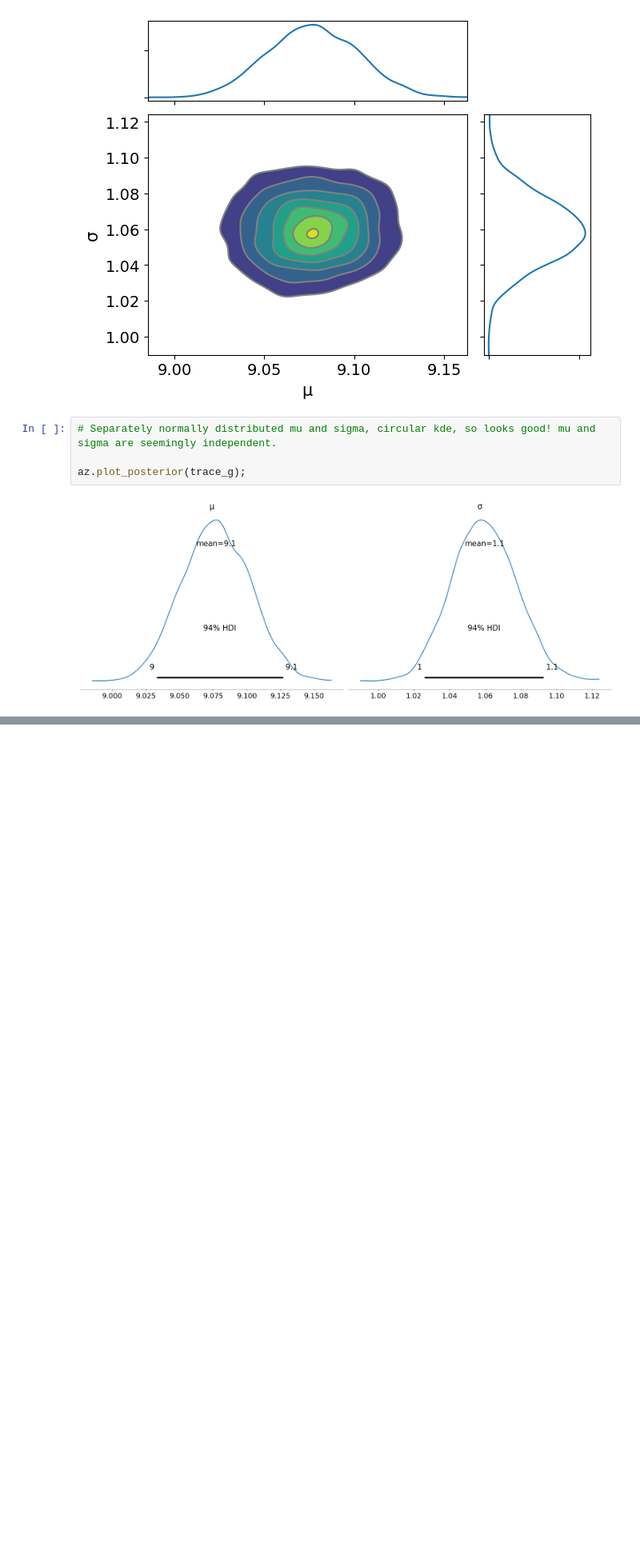
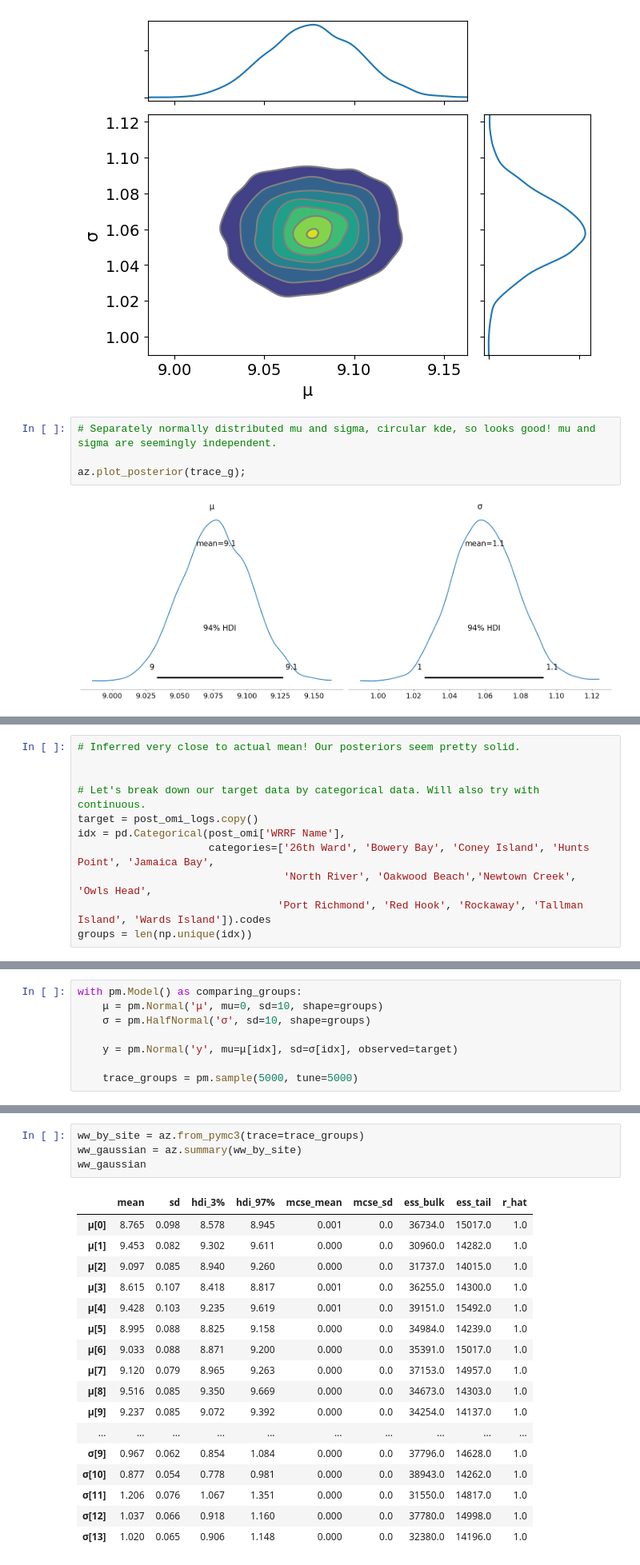
Before and after one commit to Lou-Hines/Covid_Wastewater_and_Schools, a Jupyter notebook: Bayesian_Modelling_Pre-_and_Post-Omicron.ipynb, the cells around one changed output, grey strips where cells are left out. Shown at 80% size. Cells and saved outputs as stored; diff of their text form; blank space fills up the shorter version.

```diff
--- a/Bayesian_Modelling_Pre-_and_Post-Omicron.ipynb
+++ b/Bayesian_Modelling_Pre-_and_Post-Omicron.ipynb
@@ -126,0 +154,11 @@ az.plot_posterior(trace_g);
+# %%
+# Inferred very close to actual mean! Our posteriors seem pretty solid.
+
+
+# Let's break down our target data by categorical data. Will also try with continuous.
+target = post_omi_logs.copy()
+idx = pd.Categorical(post_omi['WRRF Name'],
+                     categories=['26th Ward', 'Bowery Bay', 'Coney Island', 'Hunts Point', 'Jamaica Bay',
+                                 'North River', 'Oakwood Beach','Newtown Creek', 'Owls Head',
+                                'Port Richmond', 'Red Hook', 'Rockaway', 'Tallman Island', 'Wards Island']).codes
+groups = len(np.unique(idx))
@@ -126,0 +185,8 @@ az.plot_posterior(trace_g);
+# %%
+with pm.Model() as comparing_groups:
+    μ = pm.Normal('μ', mu=0, sd=10, shape=groups)
+    σ = pm.HalfNormal('σ', sd=10, shape=groups)
+
+    y = pm.Normal('y', mu=μ[idx], sd=σ[idx], observed=target)
+
+    trace_groups = pm.sample(5000, tune=5000)
@@ -126,0 +200,22 @@ az.plot_posterior(trace_g);
+# %%
+ww_by_site = az.from_pymc3(trace=trace_groups)
+ww_gaussian = az.summary(ww_by_site)
+ww_gaussian
+# %% [output]
+|  | mean | sd | hdi_3% | hdi_97% | mcse_mean | mcse_sd | ess_bulk | ess_tail | r_hat |
+| μ[0] | 8.765 | 0.098 | 8.578 | 8.945 | 0.001 | 0.0 | 36734.0 | 15017.0 | 1.0 |
+| μ[1] | 9.453 | 0.082 | 9.302 | 9.611 | 0.000 | 0.0 | 30960.0 | 14282.0 | 1.0 |
+| μ[2] | 9.097 | 0.085 | 8.940 | 9.260 | 0.000 | 0.0 | 31737.0 | 14015.0 | 1.0 |
+| μ[3] | 8.615 | 0.107 | 8.418 | 8.817 | 0.001 | 0.0 | 36255.0 | 14300.0 | 1.0 |
+| μ[4] | 9.428 | 0.103 | 9.235 | 9.619 | 0.001 | 0.0 | 39151.0 | 15492.0 | 1.0 |
+| μ[5] | 8.995 | 0.088 | 8.825 | 9.158 | 0.000 | 0.0 | 34984.0 | 14239.0 | 1.0 |
+| μ[6] | 9.033 | 0.088 | 8.871 | 9.200 | 0.000 | 0.0 | 35391.0 | 15017.0 | 1.0 |
+| μ[7] | 9.120 | 0.079 | 8.965 | 9.263 | 0.000 | 0.0 | 37153.0 | 14957.0 | 1.0 |
+| μ[8] | 9.516 | 0.085 | 9.350 | 9.669 | 0.000 | 0.0 | 34673.0 | 14303.0 | 1.0 |
+| μ[9] | 9.237 | 0.085 | 9.072 | 9.392 | 0.000 | 0.0 | 34254.0 | 14137.0 | 1.0 |
+| ... | ... | ... | ... | ... | ... | ... | ... | ... | ... |
+| σ[9] | 0.967 | 0.062 | 0.854 | 1.084 | 0.000 | 0.0 | 37796.0 | 14628.0 | 1.0 |
+| σ[10] | 0.877 | 0.054 | 0.778 | 0.981 | 0.000 | 0.0 | 38943.0 | 14262.0 | 1.0 |
+| σ[11] | 1.206 | 0.076 | 1.067 | 1.351 | 0.000 | 0.0 | 31550.0 | 14817.0 | 1.0 |
+| σ[12] | 1.037 | 0.066 | 0.918 | 1.160 | 0.000 | 0.0 | 37780.0 | 14998.0 | 1.0 |
+| σ[13] | 1.020 | 0.065 | 0.906 | 1.148 | 0.000 | 0.0 | 32380.0 | 14196.0 | 1.0 |
```
Also changed, not shown: parts of 5 cells of this notebook.
